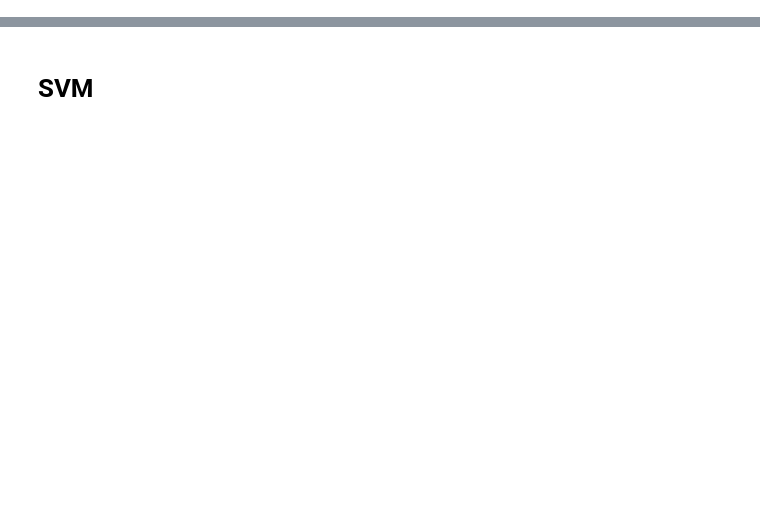
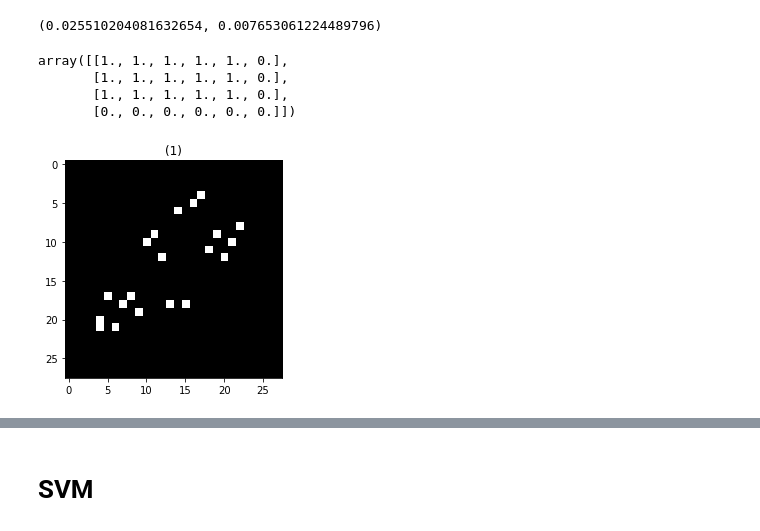
Before and after one commit to MoaazZaki/grade-auto-filler, a Jupyter notebook: playgrounds/NumberDetectionModel.ipynb, the cells around one changed output, grey strips where cells are left out. Saved outputs shown, nothing was run; the diff lists cells and outputs as text; code cells hidden in the pictures; blank space fills up the shorter version.

```diff
--- a/playgrounds/NumberDetectionModel.ipynb
+++ b/playgrounds/NumberDetectionModel.ipynb
@@ -74,0 +122,32 @@ X_train.shape
+# %%
+# img = cv2.threshold(X_train[5] , 20, 255,cv2.THRESH_BINARY_INV)[1].reshape(28,28)
+def get_bw_transition_areas(img):
+    binary_img = cv2.threshold(img , 20, 255,cv2.THRESH_BINARY_INV)[1].reshape(28,28)
+    digit_indecies = np.where(binary_img == 0)
+    digit_indecies = np.array([*zip(digit_indecies[0],digit_indecies[1])])
+    h_area = np.sum(binary_img[digit_indecies[:,0],digit_indecies[:,1] - 1] == 255)
+    v_area = np.sum(binary_img[digit_indecies[:,0] -1,digit_indecies[:,1]] == 255)
+    # right_col = digit_indecies[:,1] + 1
+    # right_row = digit_indecies[:,0]
+    # exceding_col_mask = right_col >= img.shape[1]
+    # if np.sum(exceding_col_mask) >= 1:
+    #     right_col = right_col[~exceding_col_mask]
+    #     right_row = right_row[~exceding_col_mask]
+    # right_area = np.sum(img[right_row,right_col] == 255)
+    img_area = binary_img.shape[0] * binary_img.shape[1]
+    return h_area /  img_area , v_area / img_area
+
+get_bw_transition_areas(X_train[9])
+# %% [output]
+(0.025510204081632654, 0.007653061224489796)
+# %%
+a = np.array([[ 1.,  1.,  1.,  1.,  1.],
+              [ 1.,  1.,  1.,  1.,  1.],
+              [ 1.,  1.,  1.,  1.,  1.]])
+
+np.pad(a, [(0,1)], mode='constant')
+# %% [output]
+array([[1., 1., 1., 1., 1., 0.],
+       [1., 1., 1., 1., 1., 0.],
+       [1., 1., 1., 1., 1., 0.],
+       [0., 0., 0., 0., 0., 0.]])
@@ -74,0 +156,22 @@ X_train.shape
+# %%
+def curvature_transform(img,shape=(28,28)):
+    curvature = lambda dX,dY,d2X,d2Y :np.sqrt(np.power(d2Y*dX-d2X*dY,2)/np.power(d2X+d2Y,3))
+    pad_col = lambda a:  np.pad(a, [(0,1)], mode='constant')[:-1,:]
+    pad_row = lambda a:  np.pad(a, [(0,1)], mode='constant')[:,:-1]
+
+    dX = np.abs(pad_row(np.diff(img.reshape(*shape),axis=0)))
+    d2X = np.abs(pad_row(np.diff(dX,axis=0)))
+    dY = np.abs(pad_col(np.diff(img.reshape(*shape),axis=1)))
+    d2Y = np.abs(pad_col(np.diff(dY,axis=1)))
+
+    ROI_mask = (d2X != 0)&(d2Y != 0)
+    K = np.zeros_like(dX)
+    K[ROI_mask] = curvature(dX[ROI_mask],dY[ROI_mask],d2X[ROI_mask],d2Y[ROI_mask])
+    sc = StandardScaler()
+    K = sc.fit_transform(K)
+
+    return K
+
+show_images([curvature_transform(X_train[20])>3],0)
+# %% [output]
+[figure, added]
```
Also changed, not shown: parts of 46 cells of this notebook, 1 other file.
